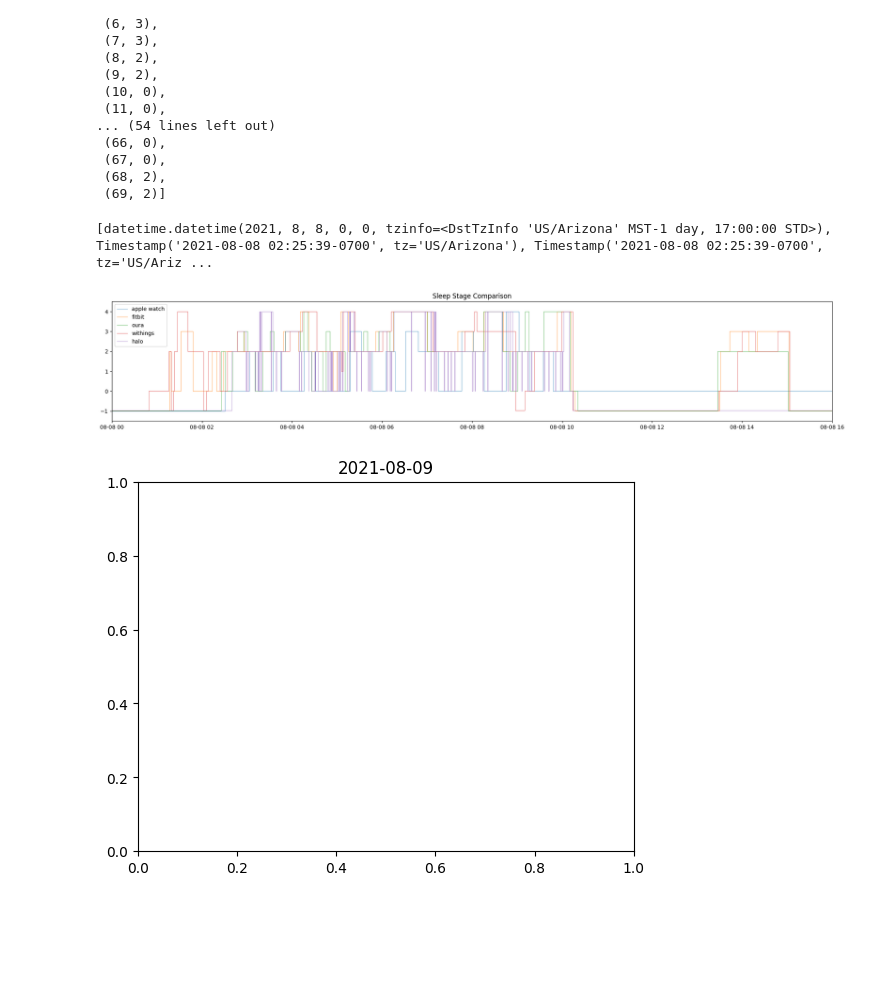
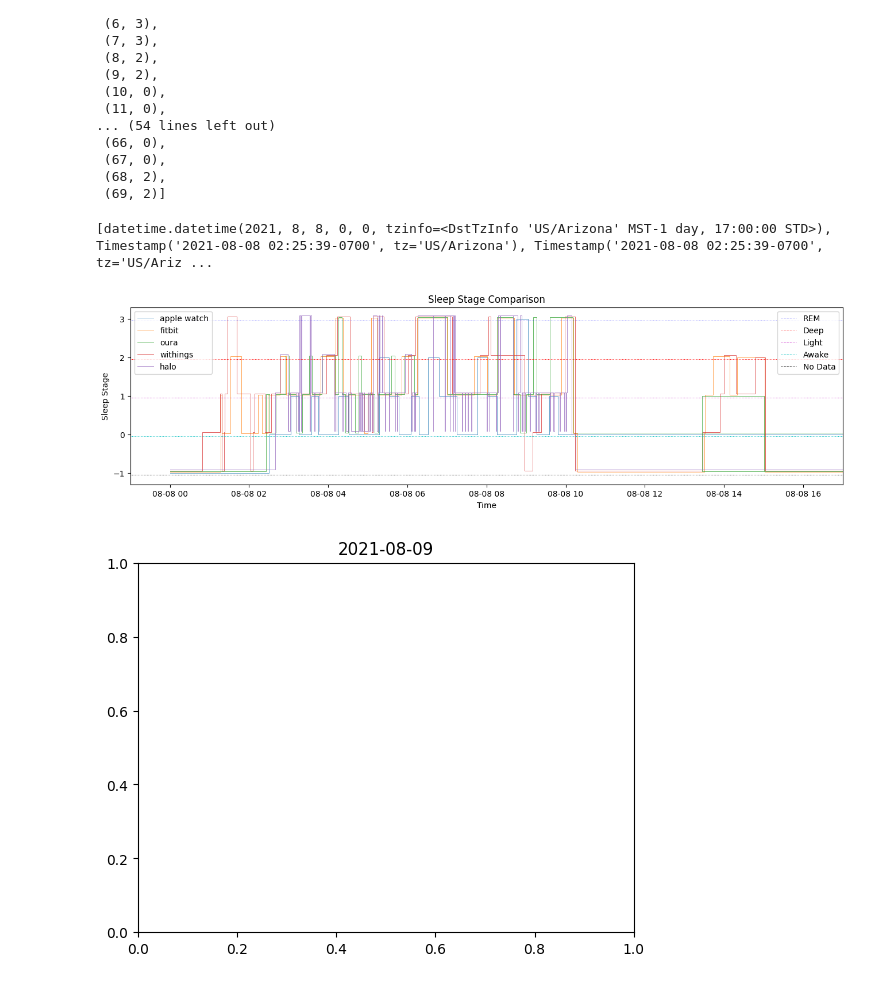
Before and after one commit to AbhikChowdhury6/qsPrez, a Jupyter notebook: analysis.ipynb, the cells around one changed output. Cells and saved outputs as stored; diff of their text form; code cells hidden in the pictures; blank space fills up the shorter version.

Commit message:
did the finishing touches on the graph!

```diff
--- a/analysis.ipynb
+++ b/analysis.ipynb
@@ -327,56 +327,40 @@ theDate = fourPlusDeviceDays[1]
  # the second one is the sleep stage transitioned to at that time
 
 
+fig, ax = plt.subplots(figsize=(16.0, 4.0))
 
 #needs theDate
 #a list of timestamps
 #a list of sleep stages
-fig = plt.figure(figsize=(24.0, 4.0))
 
 plt.gca().set_title("Sleep Stage Comparison")
 
-plt.gca().set_ylim([-1.5,4.5])
+plt.gca().set_ylim([-1.3,3.3])
 
-plt.gca().set_xlim([d2dt(theDate, 'US/Arizona'), d2dt(theDate, 'US/Arizona') + datetime.timedelta(hours=16)])
+plt.gca().set_xlim([d2dt(theDate, 'US/Arizona') - + datetime.timedelta(hours=1), d2dt(theDate, 'US/Arizona') + datetime.timedelta(hours=17)])
 #plt.gca().xaxis_date('US/Arizona')
 #plt.gca().xaxis.set_major_formatter(matplotlib.dates.DateFormatter('%H'))
 
 
-
+legend1 = []
 for i in range(len(deviceNames)):
-    do = .01 * i # device offset
+    do = .02 * i # device offset
     og_times = datadf.loc[theDate][deviceNames[i]][0]
     og_stages = datadf.loc[theDate][deviceNames[i]][1]
 
 
     raw_times = og_times
-    raw_stages = og_stages
+    raw_stages = []
+    for s in og_stages:
+        if s > 0:
+           raw_stages.append(s-1)
+        else:
+            raw_stages.append(s)
 
+    #this hacks around the a weird oura datapoint on day index 1
     if i ==2:
         raw_times[67] = raw_times[67] + datetime.timedelta(hours=6, minutes=20)
-    #    del raw_stages[68]
-    #raw_times = [og_times[0]]
-    #raw_stages = [og_stages[0]]
 
-    #raw_times = [og_times[0]]
-    #raw_stages = [og_stages[0]]
-    #for elei in range(len(og_times)):
-
-        # checking preceding element to decide for greater element
-    #    if og_times[elei] >= raw_times[-1]:
-    #        raw_times.append(og_times[elei])
-    #        raw_stages.append(og_stages[elei])
-
-    #for j in range(1, len(og_times)):
-    #    if(og_times[j] >= og_times[j-1]):
-    #        raw_times.append(og_times[j])
-    #        raw_stages.append(og_stages[j])
-
-
-    #l = sorted([[x[0], x[1]] for x in zip(og_times, og_stages)], key=lambda x:x[0])
-    #raw_times = [x[0] for x in l]
-    #add a slight vertical offset to make overlapping lines easier to see
-    #raw_stages = [x[1] + do for x in l]
 
 
     times = []
@@ -391,7 +375,7 @@ for i in range(len(deviceNames)):
     #check the diff between index 1 and 2, then 3 and 4, etc
     for j in range(1,len(raw_times)-1,2):
         times.extend([raw_times[j-1], raw_times[j]])
-        stages.extend([raw_stages[j-1], raw_stages[j]])
+        stages.extend([raw_stages[j-1] + do, raw_stages[j] + do])
         # if there is a difference then insert a pair of timestamps
             # insert the filler with a -1 * device offset
         if not raw_times[j] == raw_times[j+1]:
@@ -399,36 +383,49 @@ for i in range(len(deviceNames)):
             stages.extend([-1 + do,-1 + do])
 
     times.extend([raw_times[-2], raw_times[-1]])
     stages.extend([raw_stages[-2], raw_stages[-1]])
     #check if the end is midnight
         #if not add a filler
     if raw_times[-1] < midnight + datetime.timedelta(days=1):
         times.extend([raw_times[-1], midnight + datetime.timedelta(days=1)])
         stages.extend([-1 + do,-1 + do])
 
     #print(deviceNames[i] + "\t" + str(len(datadf.loc[theDate][deviceNames[i]][0])))
     #print(times)
     #print(stages)
     if i ==2:
         print(times)
-    plt.plot(times, stages, label =deviceNames[i], alpha=0.7, linewidth=.7)
+    plotToAdd, = ax.plot(times, stages, label =deviceNames[i], alpha=0.7, linewidth=.7)
+    legend1.append(plotToAdd)
 
+legend2 = [
+    ax.axhline(y = -1 - 0.05, color = 'k', linestyle = ':', linewidth=.7, label = "No Data"),
+    ax.axhline(y = 0 - 0.05, color = 'c', linestyle = ':', linewidth=.7, label = "Awake"),
+    ax.axhline(y = 1 - 0.05, color = 'm', linestyle = ':', linewidth=.7, label = "Light"),
+    ax.axhline(y = 2 - 0.05, color = 'r', linestyle = ':', linewidth=.7, label = "Deep"),
+    ax.axhline(y = 3 - 0.05, color = 'b', linestyle = ':', linewidth=.7, label = "REM")
+]
 
-plt.legend()
+legendToAdd = ax.legend(loc="upper left", handles=legend1)
+plt.legend(loc="upper right", handles=legend2[::-1])
+
+ax.add_artist(legendToAdd)
+plt.ylabel("Sleep Stage")
+plt.xlabel("Time")
 plt.show()
 
 # add in no data values as -1
 # make lines thinner
 #crop ends
 #make title better
 #offset each device for visability
 
 #add sleep stage labels with horzontal lines
 #make x labels better
 #make y labels better
 # %% [output]
 [datetime.datetime(2021, 8, 8, 0, 0, tzinfo=<DstTzInfo 'US/Arizona' MST-1 day, 17:00:00 STD>), Timestamp('2021-08-08 02:25:39-0700', tz='US/Arizona'), Timestamp('2021-08-08 02:25:39-0700', tz='US/Ariz ...
-[figure, old version]
+[figure, new version]
 # %%
 import matplotlib.pyplot as plt
 import matplotlib.dates as md
```
Also changed, not shown: parts of 1 cell of this notebook.
